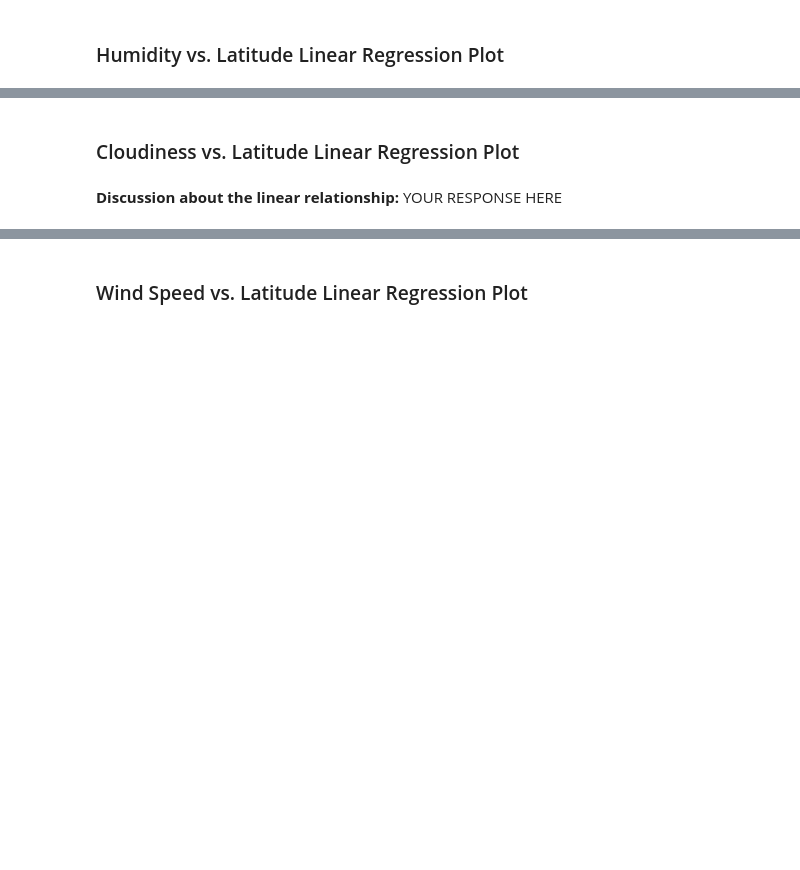
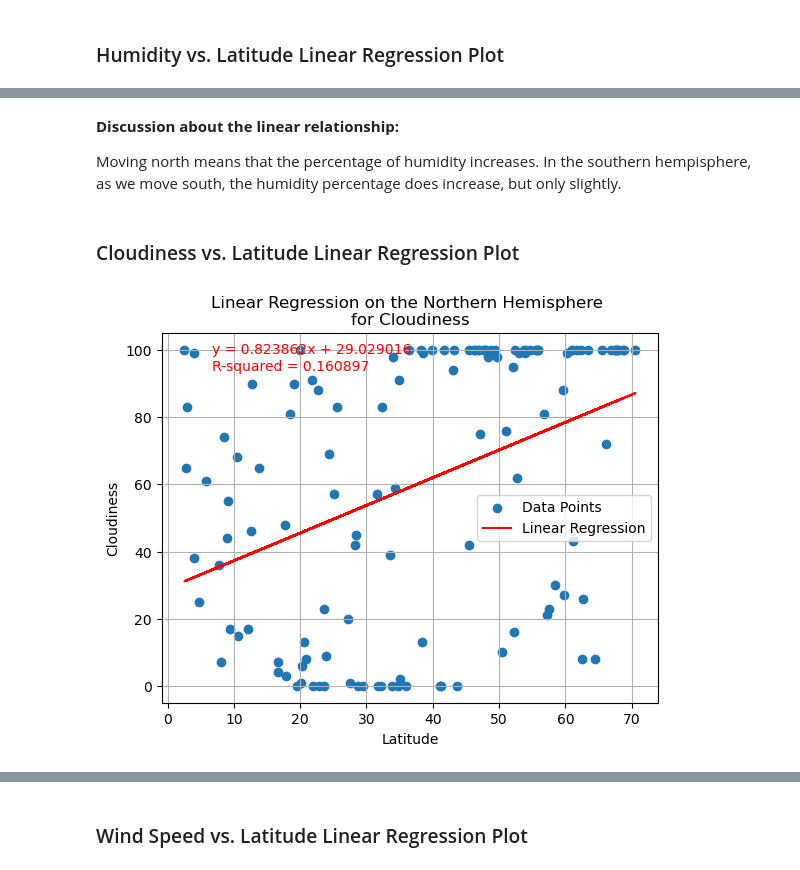
Before and after one commit to kekojones12/python-api-challenge, a Jupyter notebook: Starter_Code/starter_code/WeatherPy.ipynb, the cells around one changed output, grey strips where cells are left out. Drawn from its saved outputs; the diff is of its cells as text; code cells hidden in the pictures; blank space fills up the shorter version.

```diff
--- a/Starter_Code/starter_code/WeatherPy.ipynb
+++ b/Starter_Code/starter_code/WeatherPy.ipynb
@@ -392,2 +390,6 @@ plt.show()
+# %% [markdown]
+**Discussion about the linear relationship:**
+
+Moving north means that the percentage of humidity increases. In the southern hempisphere, as we move south, the humidity percentage does increase, but only slightly.
 # %% [markdown]
 ### Cloudiness vs. Latitude Linear Regression Plot
@@ -400,2 +396,6 @@ plt.show()
-# %% [markdown]
-**Discussion about the linear relationship:** YOUR RESPONSE HERE
+# %%
+# Northern Hemisphere
+plot_linear_regression(northern_hemi_df["Lat"], northern_hemi_df["Cloudiness"], "Latitude", "Cloudiness", "Linear Regression on the Northern Hemisphere \nfor Cloudiness")
+plt.show()
+# %% [output]
+[figure, added]
```
Also changed, not shown: parts of 26 cells of this notebook, 5 other files.
